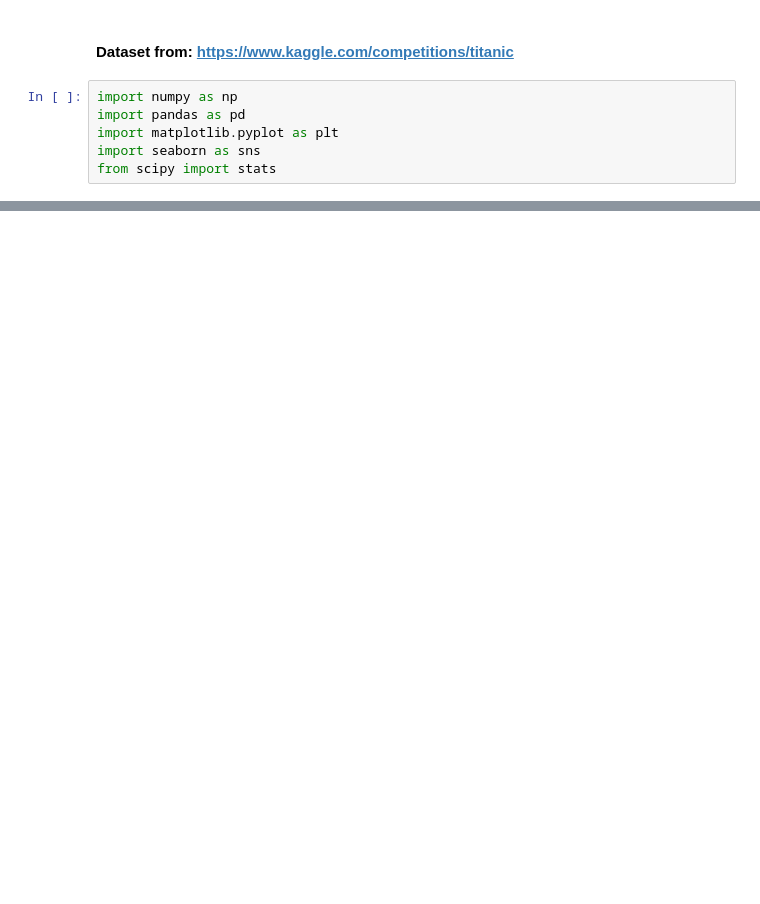
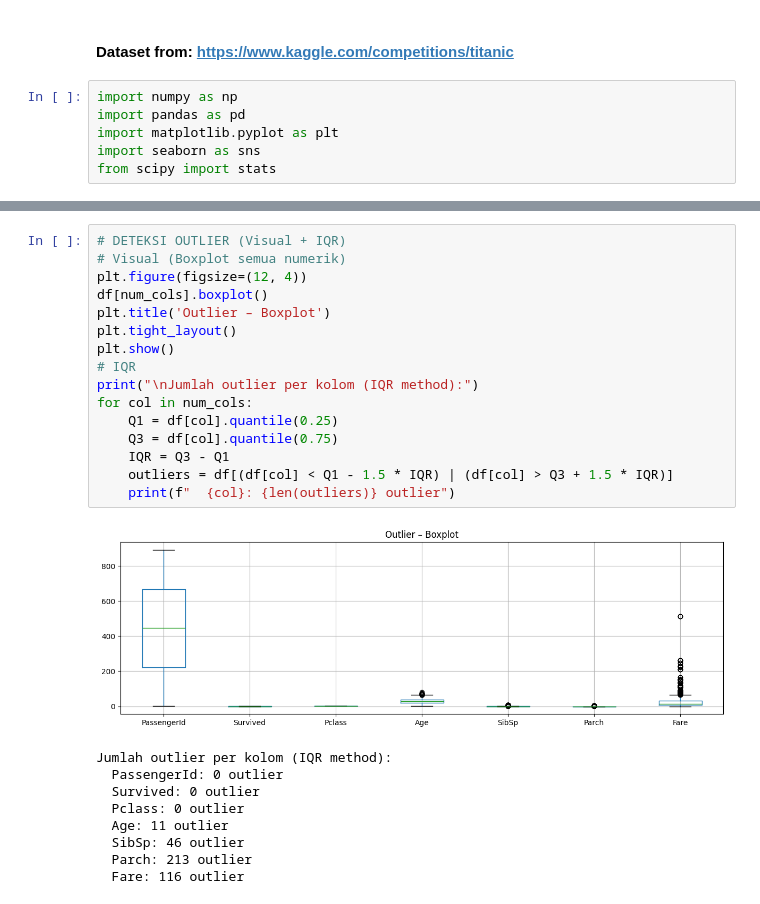
Before and after one commit to tamamfb/how-AI-works, a Jupyter notebook: 1. Machine Learning/1. Data/data.ipynb, the cells around one changed output, grey strips where cells are left out. Drawn from its saved outputs; the diff is of its cells as text; blank space fills up the shorter version.

```diff
--- a/1. Machine Learning/1. Data/data.ipynb
+++ b/1. Machine Learning/1. Data/data.ipynb
@@ -180,0 +105,26 @@ plt.show()
+# %%
+# DETEKSI OUTLIER (Visual + IQR)
+# Visual (Boxplot semua numerik)
+plt.figure(figsize=(12, 4))
+df[num_cols].boxplot()
+plt.title('Outlier – Boxplot')
+plt.tight_layout()
+plt.show()
+# IQR
+print("\nJumlah outlier per kolom (IQR method):")
+for col in num_cols:
+    Q1 = df[col].quantile(0.25)
+    Q3 = df[col].quantile(0.75)
+    IQR = Q3 - Q1
+    outliers = df[(df[col] < Q1 - 1.5 * IQR) | (df[col] > Q3 + 1.5 * IQR)]
+    print(f"  {col}: {len(outliers)} outlier")
+# %% [output]
+[figure, added]
+Jumlah outlier per kolom (IQR method):
+  PassengerId: 0 outlier
+  Survived: 0 outlier
+  Pclass: 0 outlier
+  Age: 11 outlier
+  SibSp: 46 outlier
+  Parch: 213 outlier
+  Fare: 116 outlier
```
Also changed, not shown: parts of 27 cells of this notebook.
